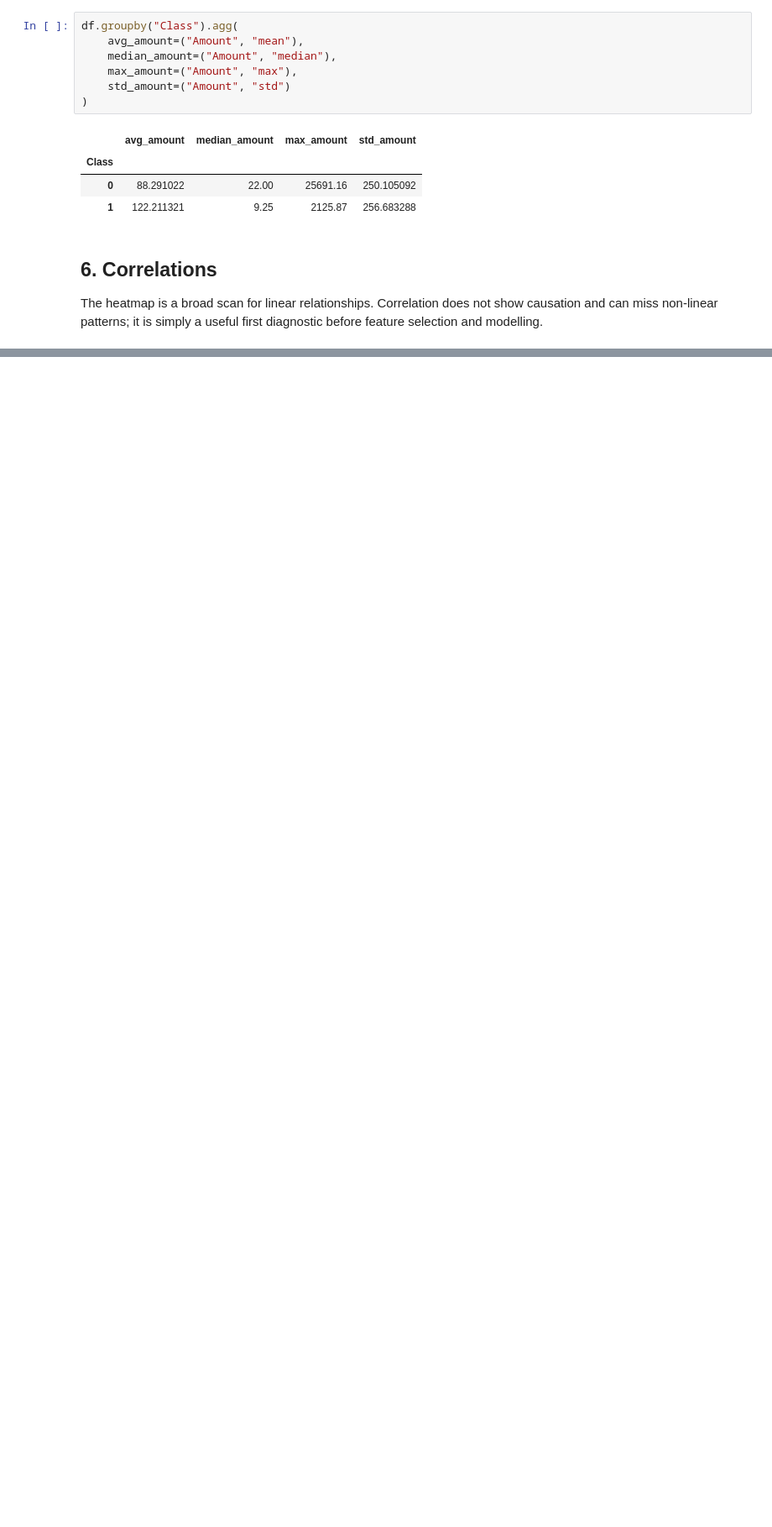
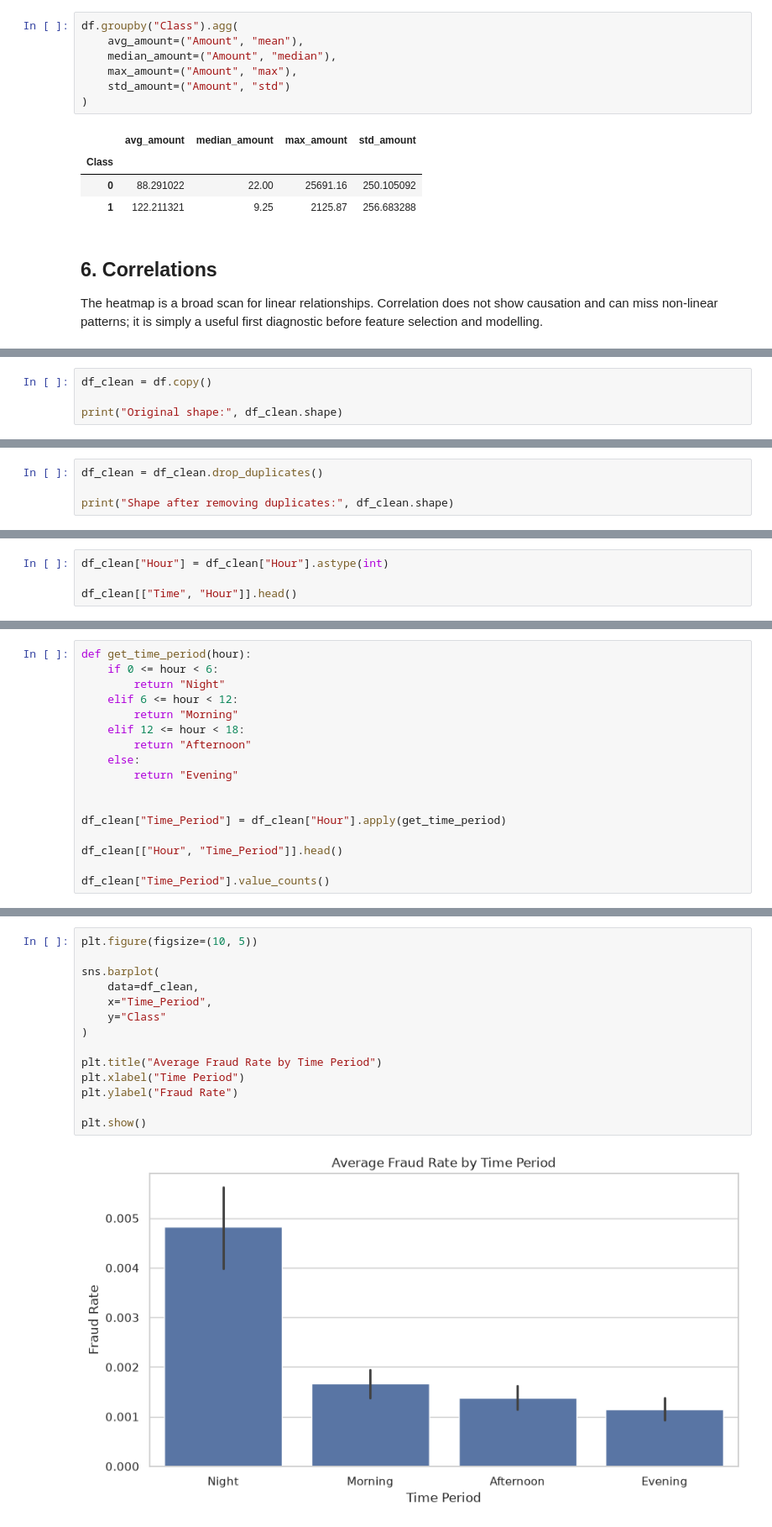
Before and after one commit to to-bits/BehaviorGuard-Customer-Behavioral-Profiling-for-Credit-Card-Fraud-Detection, a Jupyter notebook: BehaviorGuard — Customer Behavioral Profiling for Credit Card Fraud Detection/notebooks/01_data_understanding.ipynb, the cells around one changed output, grey strips where cells are left out. Shown at 84% size. Drawn from its saved outputs; the diff is of its cells as text; blank space fills up the shorter version.

Commit message:
data cleaing part1

```diff
--- a/BehaviorGuard — Customer Behavioral Profiling for Credit Card Fraud Detection/notebooks/01_data_understanding.ipynb
+++ b/BehaviorGuard — Customer Behavioral Profiling for Credit Card Fraud Detection/notebooks/01_data_understanding.ipynb
@@ -260,0 +263,4 @@ plt.show()
+# %%
+df_clean = df.copy()
+
+print("Original shape:", df_clean.shape)
@@ -260,0 +294,4 @@ plt.show()
+# %%
+df_clean = df_clean.drop_duplicates()
+
+print("Shape after removing duplicates:", df_clean.shape)
@@ -260,0 +318,4 @@ plt.show()
+# %%
+df_clean["Hour"] = df_clean["Hour"].astype(int)
+
+df_clean[["Time", "Hour"]].head()
@@ -260,0 +329,17 @@ plt.show()
+# %%
+def get_time_period(hour):
+    if 0 <= hour < 6:
+        return "Night"
+    elif 6 <= hour < 12:
+        return "Morning"
+    elif 12 <= hour < 18:
+        return "Afternoon"
+    else:
+        return "Evening"
+
+
+df_clean["Time_Period"] = df_clean["Hour"].apply(get_time_period)
+
+df_clean[["Hour", "Time_Period"]].head()
+
+df_clean["Time_Period"].value_counts()
@@ -260,0 +368,16 @@ plt.show()
+# %%
+plt.figure(figsize=(10, 5))
+
+sns.barplot(
+    data=df_clean,
+    x="Time_Period",
+    y="Class"
+)
+
+plt.title("Average Fraud Rate by Time Period")
+plt.xlabel("Time Period")
+plt.ylabel("Fraud Rate")
+
+plt.show()
+# %% [output]
+[figure, added]
```
Also changed, not shown: parts of 18 cells of this notebook.
